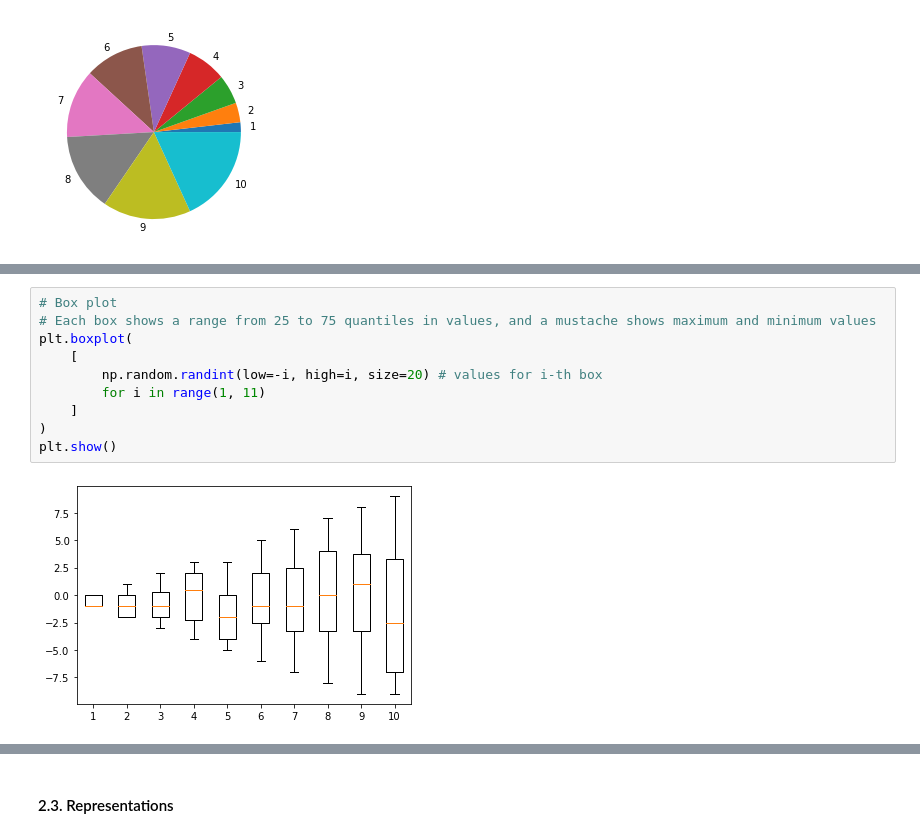
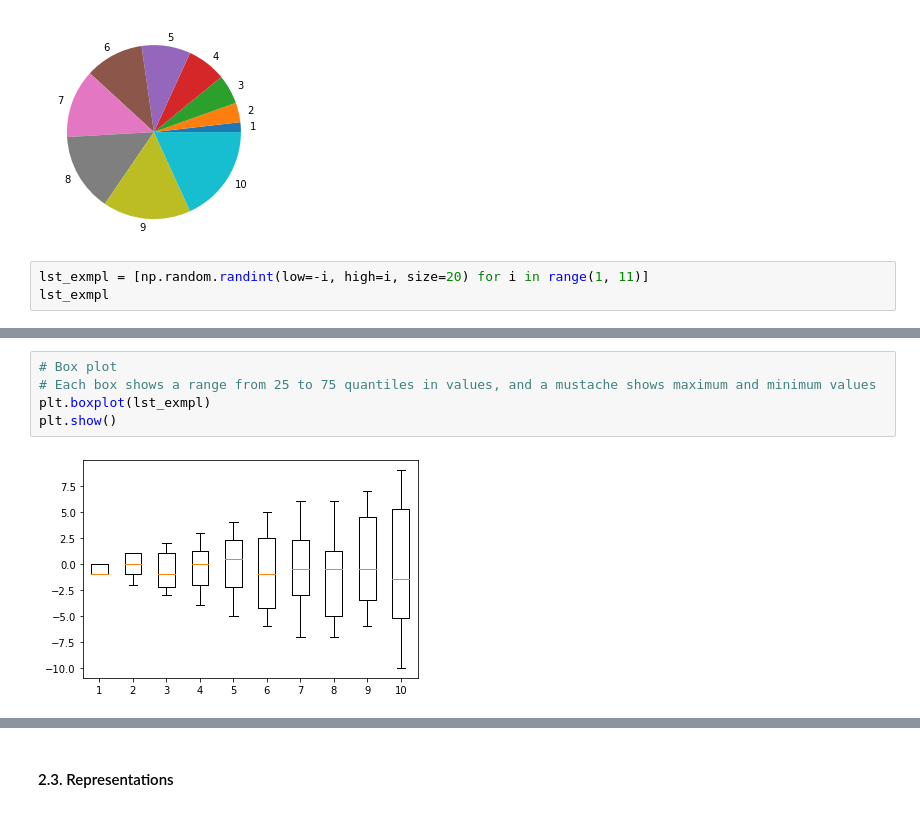
Before and after one commit to girafe-ai/software-development-for-ds, a Jupyter notebook: session12/session12_mpl.ipynb, the cells around one changed output, grey strips where cells are left out. Drawn from its saved outputs; the diff is of its cells as text.

```diff
--- a/session12/session12_mpl.ipynb
+++ b/session12/session12_mpl.ipynb
@@ -98,3 +99,6 @@ plt.pie(
 plt.show()
 # %% [output]
 [figure]
+# %%
+lst_exmpl = [np.random.randint(low=-i, high=i, size=20) for i in range(1, 11)]
+lst_exmpl
@@ -101,15 +126,10 @@ plt.show()
 # %%
 # Box plot
 # Each box shows a range from 25 to 75 quantiles in values, and a mustache shows maximum and minimum values
-plt.boxplot(
-    [
-        np.random.randint(low=-i, high=i, size=20) # values for i-th box
-        for i in range(1, 11)
-    ]
-)
+plt.boxplot(lst_exmpl)
 plt.show()
 # %% [output]
-[figure, old version]
+[figure, new version]
 # %%
 # Mustache chart
 plt.errorbar(
```
Also changed, not shown: parts of 16 cells of this notebook, 4 other files.
